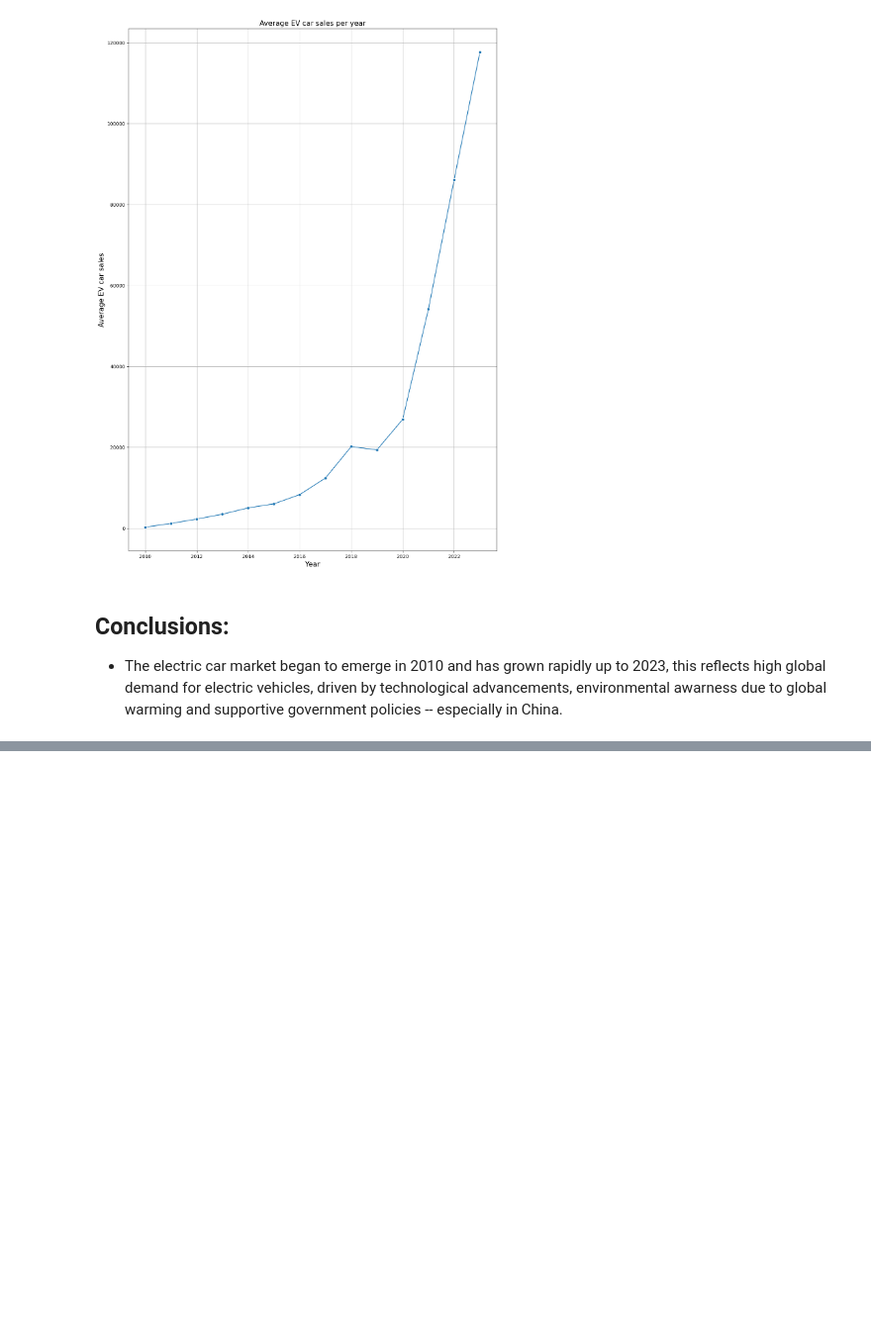
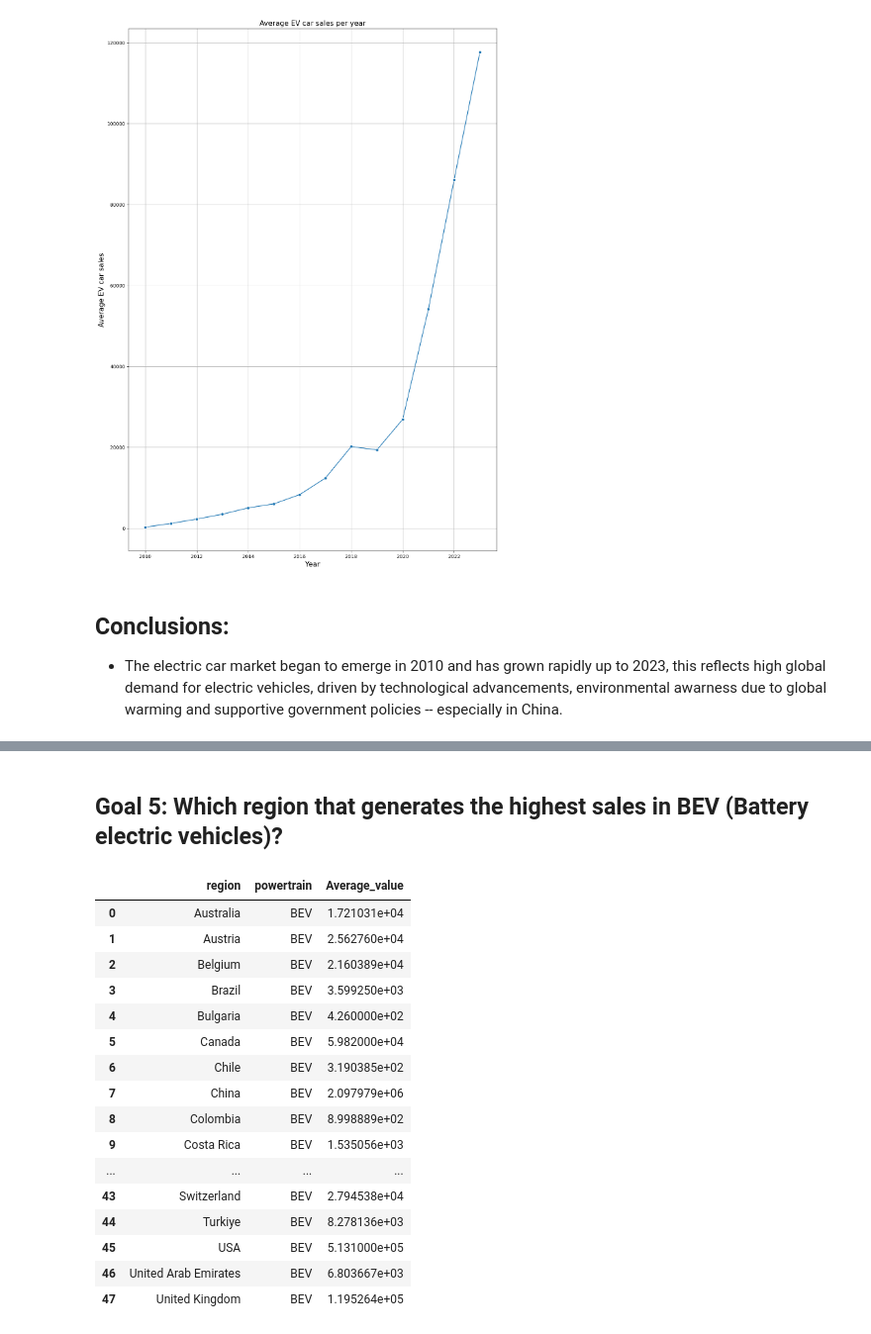
Before and after one commit to Fady-Foash97/Data-analysis-using-Pandas, a Jupyter notebook: Electric cars.ipynb, the cells around one changed output, grey strips where cells are left out. Shown: that part at 99% size. Drawn from its saved outputs; the diff is of its cells as text; code cells hidden in the pictures; blank space fills up the shorter version.

```diff
--- a/Electric cars.ipynb
+++ b/Electric cars.ipynb
@@ -335,0 +404,2 @@ plt.show()
+# %% [markdown]
+## Goal 5: Which region that generates the highest sales in BEV (Battery electric vehicles)?
@@ -335,0 +412,20 @@ plt.show()
+# %%
+BEV_Average
+# %% [output]
+|  | region | powertrain | Average_value |
+| 0 | Australia | BEV | 1.721031e+04 |
+| 1 | Austria | BEV | 2.562760e+04 |
+| 2 | Belgium | BEV | 2.160389e+04 |
+| 3 | Brazil | BEV | 3.599250e+03 |
+| 4 | Bulgaria | BEV | 4.260000e+02 |
+| 5 | Canada | BEV | 5.982000e+04 |
+| 6 | Chile | BEV | 3.190385e+02 |
+| 7 | China | BEV | 2.097979e+06 |
+| 8 | Colombia | BEV | 8.998889e+02 |
+| 9 | Costa Rica | BEV | 1.535056e+03 |
+| ... | ... | ... | ... |
+| 43 | Switzerland | BEV | 2.794538e+04 |
+| 44 | Turkiye | BEV | 8.278136e+03 |
+| 45 | USA | BEV | 5.131000e+05 |
+| 46 | United Arab Emirates | BEV | 6.803667e+03 |
+| 47 | United Kingdom | BEV | 1.195264e+05 |
```
Also changed, not shown: parts of 26 cells of this notebook.
